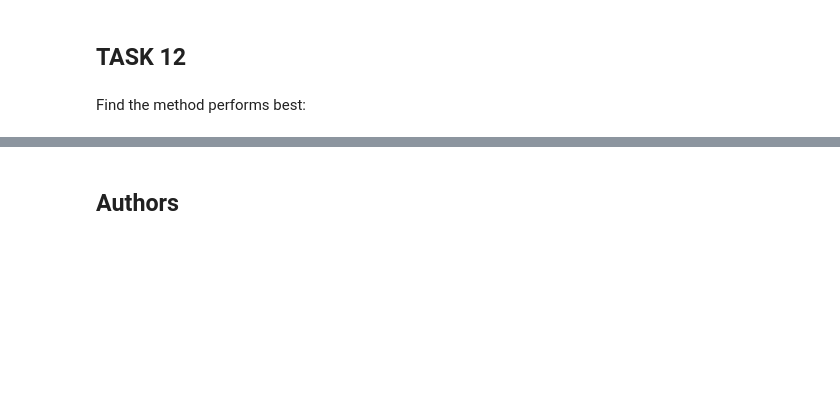
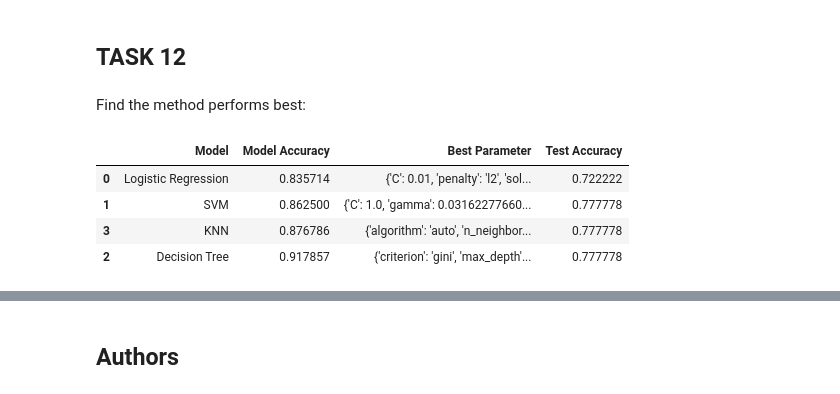
Before and after one commit to NurulAlam1/DS_Capstone, a Jupyter notebook: Machine Learning Prediction.ipynb, the cells around one changed output, grey strips where cells are left out. Drawn from its saved outputs; the diff is of its cells as text; code cells hidden in the pictures; blank space fills up the shorter version.

```diff
--- a/Machine Learning Prediction.ipynb
+++ b/Machine Learning Prediction.ipynb
@@ -356,3 +356,24 @@ plot_confusion_matrix(Y_test, yhat)
 ## TASK  12
 # %% [markdown]
 Find the method performs best:
+# %%
+log_reg = ['Logistic Regression', logreg_cv.best_score_, logreg_cv.best_params_, logreg_cv.score(X_test, Y_test)]
+svm = ['SVM', svm_cv.best_score_, svm_cv.best_params_, svm_cv.score(X_test, Y_test)]
+tree = ['Decision Tree', tree_cv.best_score_, tree_cv.best_params_, tree_cv.score(X_test, Y_test)]
+knn = ['KNN', knn_cv.best_score_, knn_cv.best_params_, knn_cv.score(X_test, Y_test)]
+
+lists = [log_reg, svm, tree, knn]
+model_stats = pd.DataFrame(lists, columns=['Model', 'Model Accuracy', 'Best Parameter', 'Test Accuracy'])
+
+model_stats.sort_values(by='Model Accuracy', ascending=True, inplace=True)
+
+
+model_accuracy = model_stats[['Model', 'Model Accuracy']]
+
+model_stats
+# %% [output]
+|  | Model | Model Accuracy | Best Parameter | Test Accuracy |
+| 0 | Logistic Regression | 0.835714 | {'C': 0.01, 'penalty': 'l2', 'sol... | 0.722222 |
+| 1 | SVM | 0.862500 | {'C': 1.0, 'gamma': 0.03162277660... | 0.777778 |
+| 3 | KNN | 0.876786 | {'algorithm': 'auto', 'n_neighbor... | 0.777778 |
+| 2 | Decision Tree | 0.917857 | {'criterion': 'gini', 'max_depth'... | 0.777778 |
```
Also changed, not shown: parts of 3 cells of this notebook.
